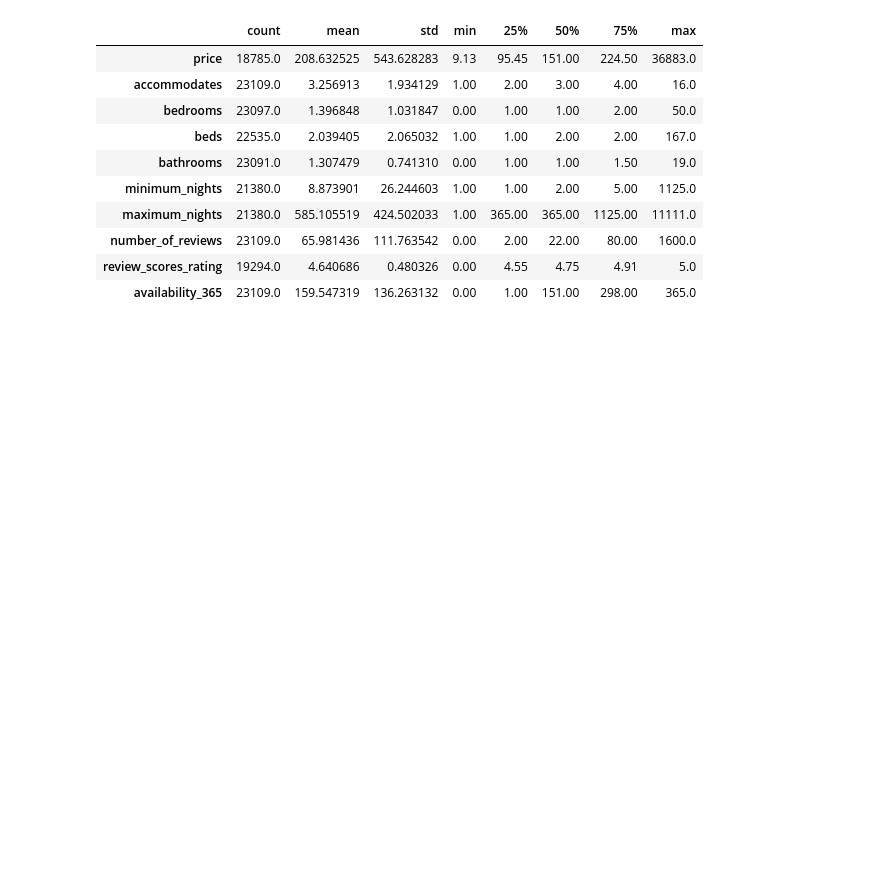
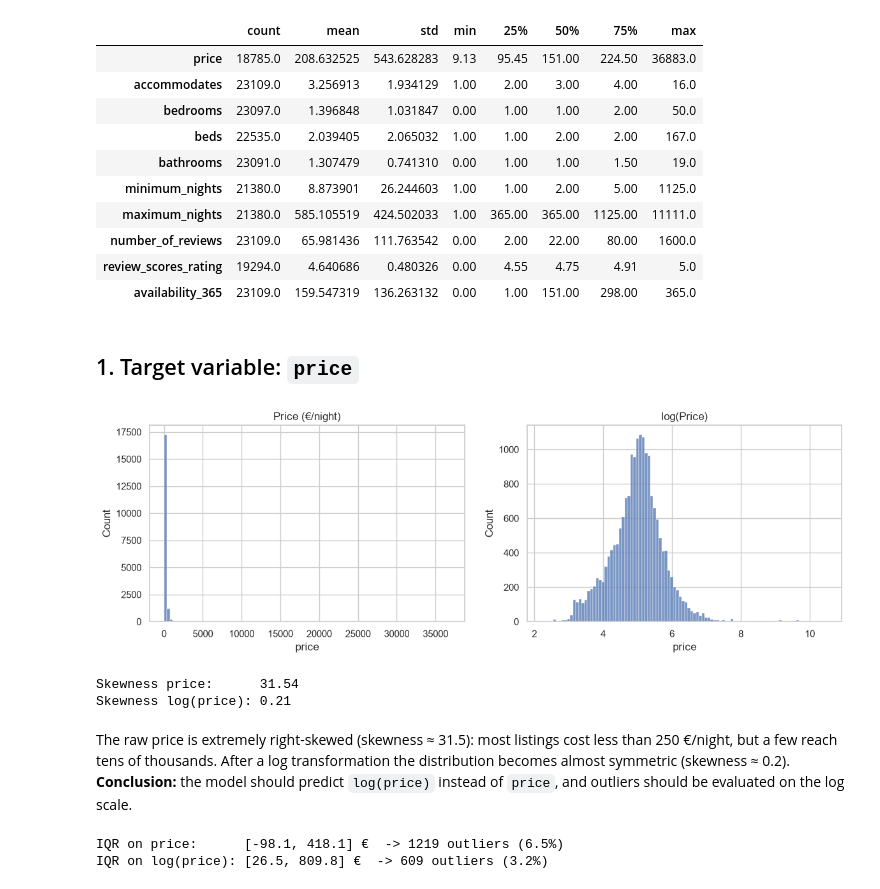
Before and after one commit to PabloMonteroRuiz/machine-learning-airbnb, a Jupyter notebook: notebooks/02_distributions_and_outliers.ipynb, the cells around one changed output. Drawn from its saved outputs; the diff is of its cells as text; code cells hidden in the pictures; blank space fills up the shorter version.

Commit message:
Analyse and treat price outliers in notebook 02

```diff
--- a/notebooks/02_distributions_and_outliers.ipynb
+++ b/notebooks/02_distributions_and_outliers.ipynb
@@ -35,3 +35,40 @@ df[main_num_cols].describe().T
 | number_of_reviews | 23109.0 | 65.981436 | 111.763542 | 0.00 | 2.00 | 22.00 | 80.00 | 1600.0 |
 | review_scores_rating | 19294.0 | 4.640686 | 0.480326 | 0.00 | 4.55 | 4.75 | 4.91 | 5.0 |
 | availability_365 | 23109.0 | 159.547319 | 136.263132 | 0.00 | 1.00 | 151.00 | 298.00 | 365.0 |
+# %% [markdown]
+## 1. Target variable: `price`
+# %%
+price = df["price"].dropna()
+
+fig, axes = plt.subplots(1, 2, figsize=(14, 4))
+sns.histplot(price, bins=100, ax=axes[0])
+axes[0].set_title("Price (€/night)")
+sns.histplot(np.log(price), bins=100, ax=axes[1])
+axes[1].set_title("log(Price)")
+plt.show()
+
+print(f"Skewness price:      {price.skew():.2f}")
+print(f"Skewness log(price): {np.log(price).skew():.2f}")
+# %% [output]
+[figure, added]
+Skewness price:      31.54
+Skewness log(price): 0.21
+# %% [markdown]
+The raw price is extremely right-skewed (skewness ≈ 31.5): most listings cost less than 250 €/night, but a few reach tens of thousands. After a log transformation the distribution becomes almost symmetric (skewness ≈ 0.2). **Conclusion:** the model should predict `log(price)` instead of `price`, and outliers should be evaluated on the log scale.
+# %%
+def iqr_bounds(s, k=1.5):
+    q1, q3 = s.quantile([0.25, 0.75])
+    iqr = q3 - q1
+    return q1 - k * iqr, q3 + k * iqr
+
+low, high = iqr_bounds(price)
+n_out = ((price < low) | (price > high)).sum()
+print(f"IQR on price:      [{low:.1f}, {high:.1f}] €  -> {n_out} outliers ({n_out/len(price):.1%})")
+
+log_price = np.log(price)
+log_low, log_high = iqr_bounds(log_price)
+n_out_log = ((log_price < log_low) | (log_price > log_high)).sum()
+print(f"IQR on log(price): [{np.exp(log_low):.1f}, {np.exp(log_high):.1f}] €  -> {n_out_log} outliers ({n_out_log/len(price):.1%})")
+# %% [output]
+IQR on price:      [-98.1, 418.1] €  -> 1219 outliers (6.5%)
+IQR on log(price): [26.5, 809.8] €  -> 609 outliers (3.2%)
```
Also changed, not shown: parts of 3 cells of this notebook.
